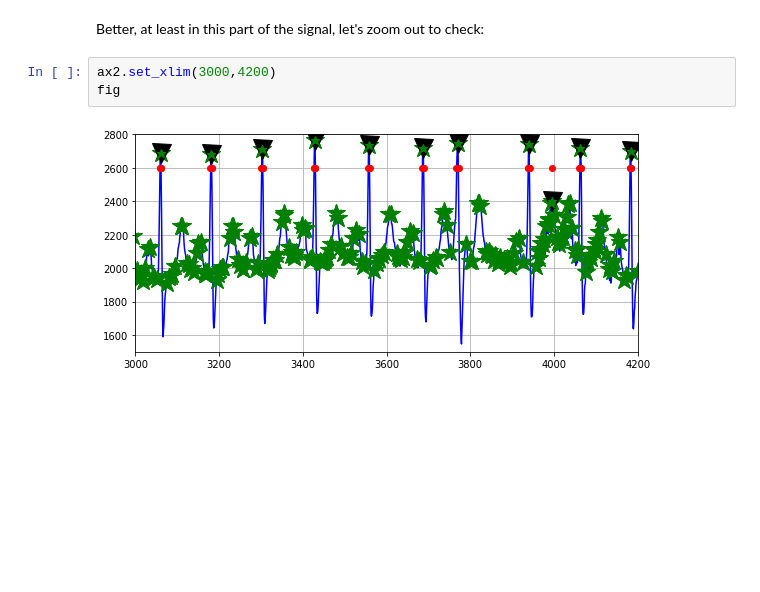
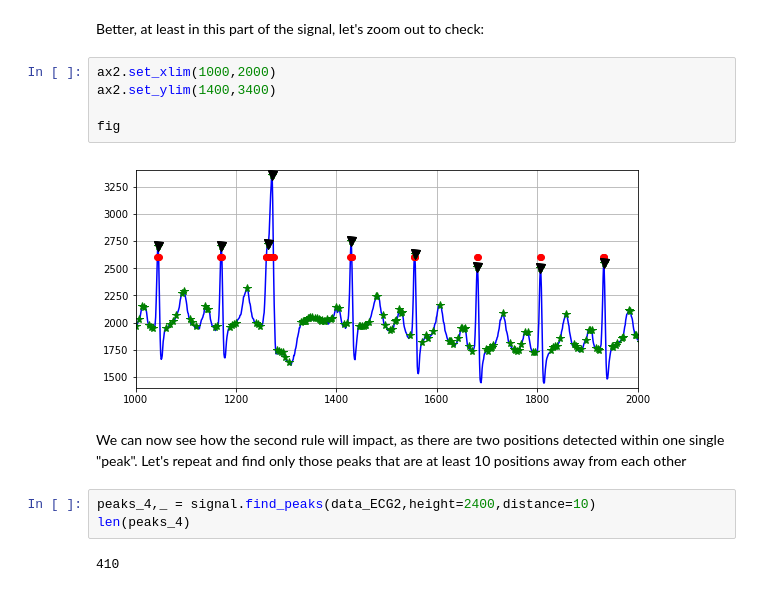
Before and after one commit to reyesaldasoro/Electrocardiogram_Jupyter, a Jupyter notebook: Visualization and analysis of an Electrocardiogram Signal.ipynb, the cells around one changed output. Saved outputs shown, nothing was run; the diff lists cells and outputs as text; blank space fills up the shorter version.

```diff
--- a/Visualization and analysis of an Electrocardiogram Signal.ipynb
+++ b/Visualization and analysis of an Electrocardiogram Signal.ipynb
@@ -185,7 +185,16 @@ fig
 # %% [markdown]
 Better, at least in this part of the signal, let's zoom out to check:
-# %%
-ax2.set_xlim(3000,4200)
-fig
-# %% [output]
-[figure, removed]
+# %%
+ax2.set_xlim(1000,2000)
+ax2.set_ylim(1400,3400)
+
+fig
+# %% [output]
+[figure, added]
+# %% [markdown]
+We can now see how the second rule will impact, as there are two positions detected within one single "peak". Let's repeat and find only those peaks that are at least 10 positions away from each other
+# %%
+peaks_4,_ = signal.find_peaks(data_ECG2,height=2400,distance=10)
+len(peaks_4)
+# %% [output]
+410
```
Also changed, not shown: parts of 19 cells of this notebook.
